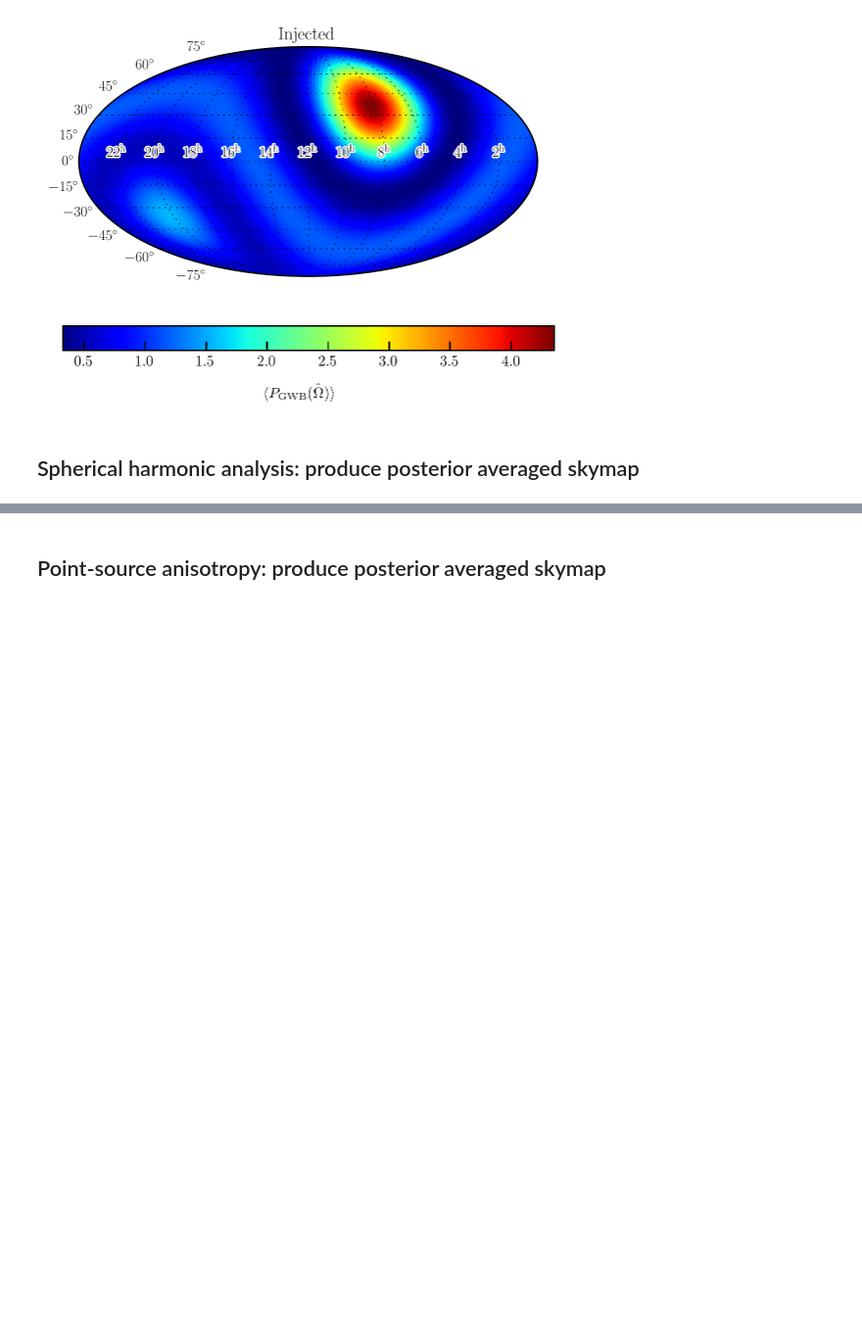
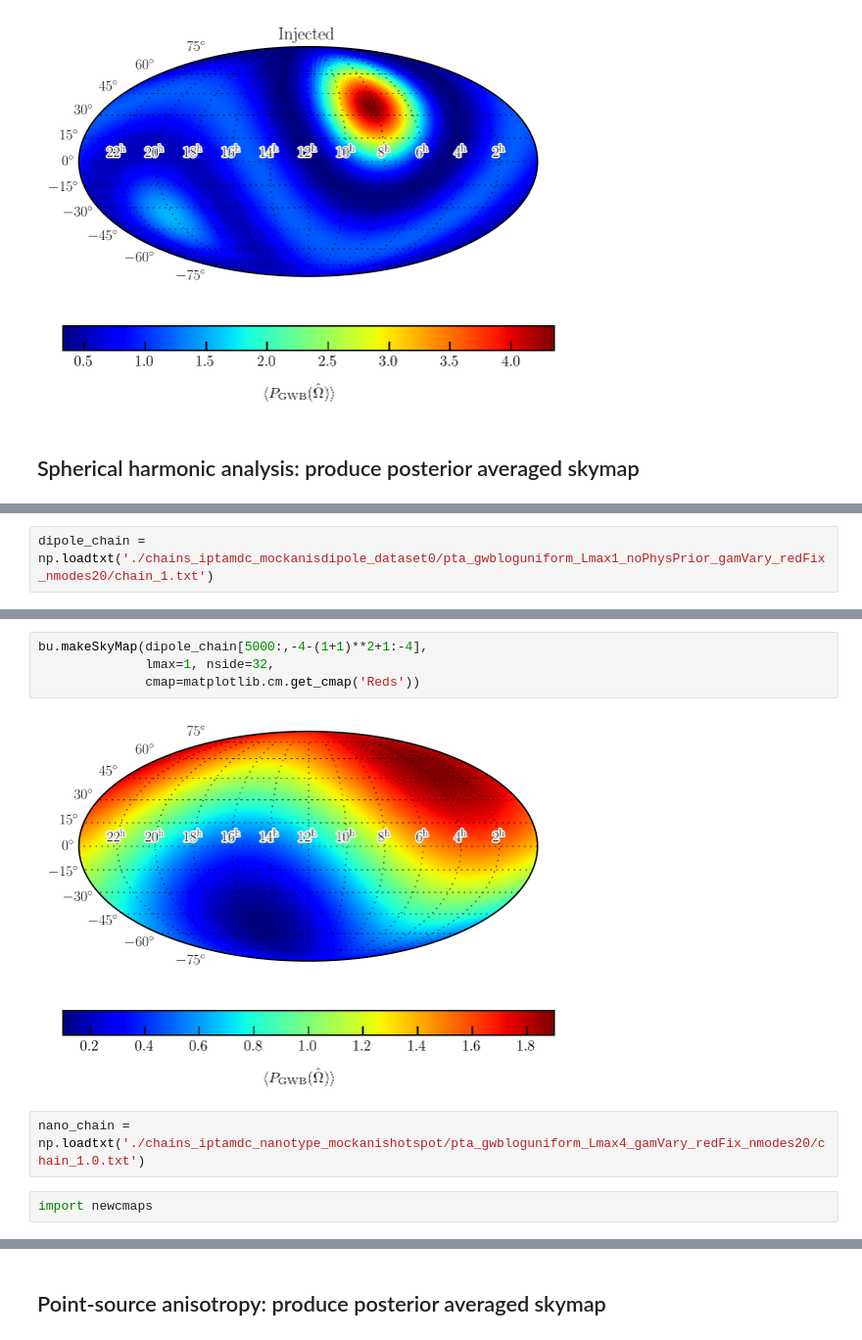
Before and after one commit to stevertaylor/NX01, a Jupyter notebook: process-anisotropy-maps.ipynb, the cells around one changed output, grey strips where cells are left out. Shown at 98% size. Saved outputs shown, nothing was run; the diff lists cells and outputs as text; blank space fills up the shorter version.

```diff
--- a/process-anisotropy-maps.ipynb
+++ b/process-anisotropy-maps.ipynb
@@ -62,0 +105,2 @@ plt.title('NX01 Recovery (with physical prior)')
+# %%
+dipole_chain = np.loadtxt('./chains_iptamdc_mockanisdipole_dataset0/pta_gwbloguniform_Lmax1_noPhysPrior_gamVary_redFix_nmodes20/chain_1.txt')
@@ -62,0 +111,10 @@ plt.title('NX01 Recovery (with physical prior)')
+# %%
+bu.makeSkyMap(dipole_chain[5000:,-4-(1+1)**2+1:-4],
+              lmax=1, nside=32,
+              cmap=matplotlib.cm.get_cmap('Reds'))
+# %% [output]
+[figure, added]
+# %%
+nano_chain = np.loadtxt('./chains_iptamdc_nanotype_mockanishotspot/pta_gwbloguniform_Lmax4_gamVary_redFix_nmodes20/chain_1.0.txt')
+# %%
+import newcmaps
```
Also changed, not shown: parts of 23 cells of this notebook, 3 other files.
